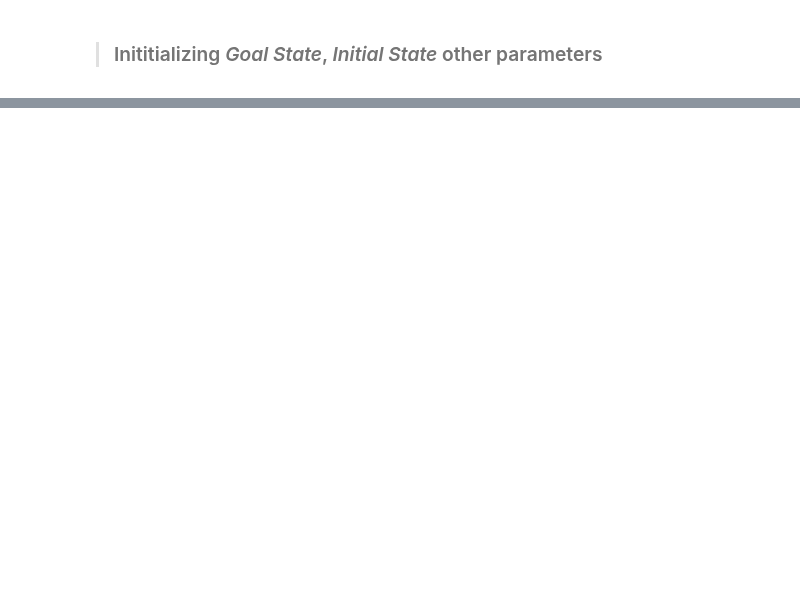
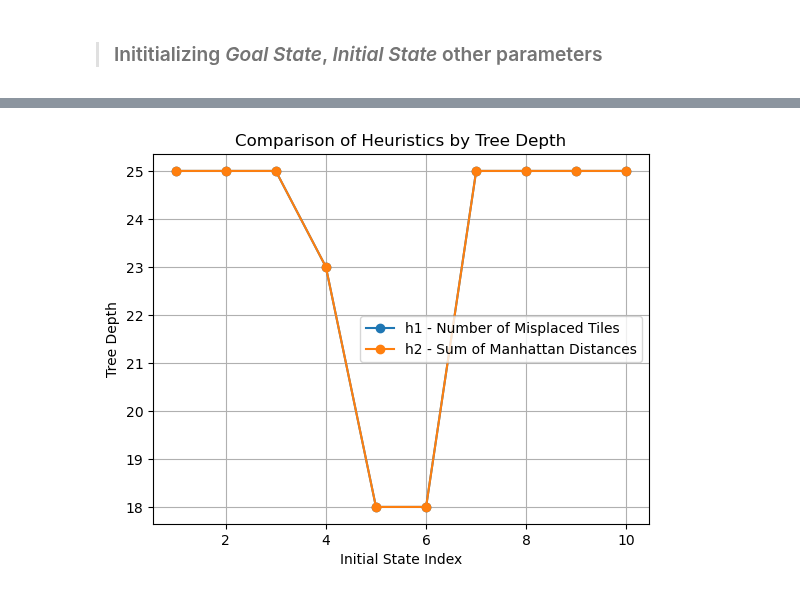
Before and after one commit to KuroInit/HDB-Resale-Price-Predict, a Jupyter notebook: lab8.ipynb, the cells around one changed output, grey strips where cells are left out. Saved outputs shown, nothing was run; the diff lists cells and outputs as text; code cells hidden in the pictures; blank space fills up the shorter version.

```diff
--- a/lab8.ipynb
+++ b/lab8.ipynb
@@ -237,0 +474,4 @@ def main():
+# %%
+plot_heuristics_by_depth(df_states)
+# %% [output]
+[figure, added]
```
Also changed, not shown: parts of 36 cells of this notebook.
